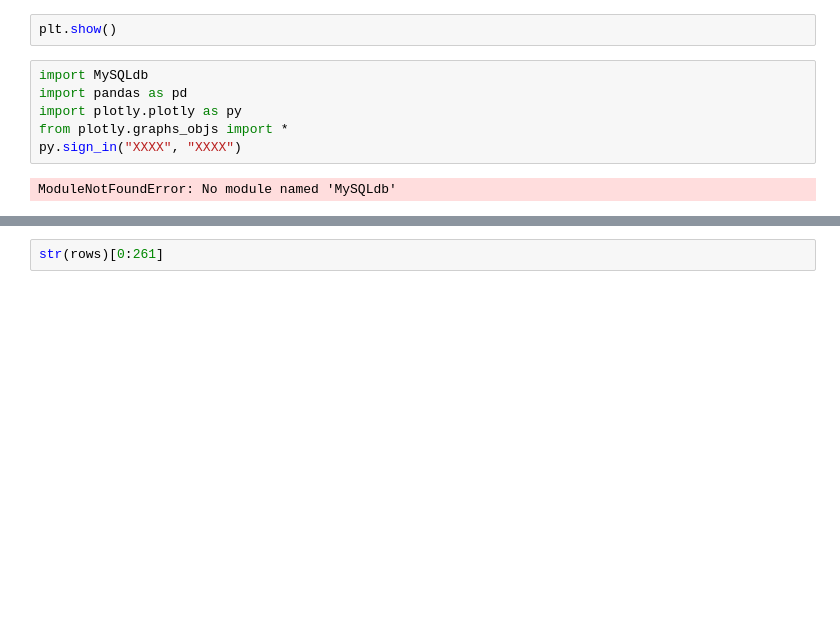
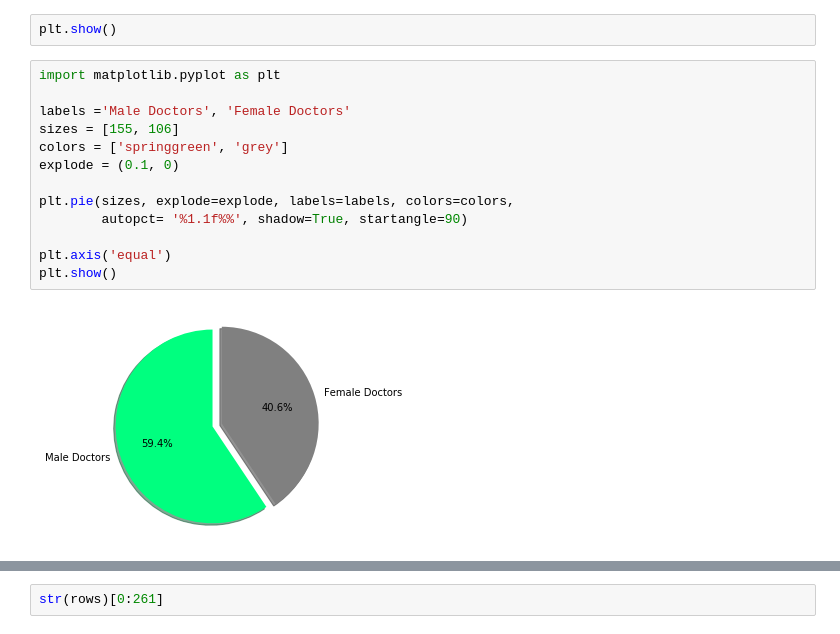
Before and after one commit to mertsami/aea-assign-final, a Jupyter notebook: AEA final assignment .ipynb, the cells around one changed output, grey strips where cells are left out. Drawn from its saved outputs; the diff is of its cells as text; blank space fills up the shorter version.

```diff
--- a/AEA final assignment .ipynb
+++ b/AEA final assignment .ipynb
@@ -2674,10 +2560,17 @@ Text(0.5,1,'Average Salary male and female Doctors')
 # %%
 plt.show()
-# %%
-import MySQLdb
-import pandas as pd
-import plotly.plotly as py
-from plotly.graphs_objs import *
-py.sign_in("XXXX", "XXXX")
-# %% [output]
-ModuleNotFoundError: No module named 'MySQLdb'
+# %%
+import matplotlib.pyplot as plt
+
+labels ='Male Doctors', 'Female Doctors'
+sizes = [155, 106]
+colors = ['springgreen', 'grey']
+explode = (0.1, 0)
+
+plt.pie(sizes, explode=explode, labels=labels, colors=colors,
+        autopct= '%1.1f%%', shadow=True, startangle=90)
+
+plt.axis('equal')
+plt.show()
+# %% [output]
+[figure, added]
```
Also changed, not shown: parts of 12 cells of this notebook.
